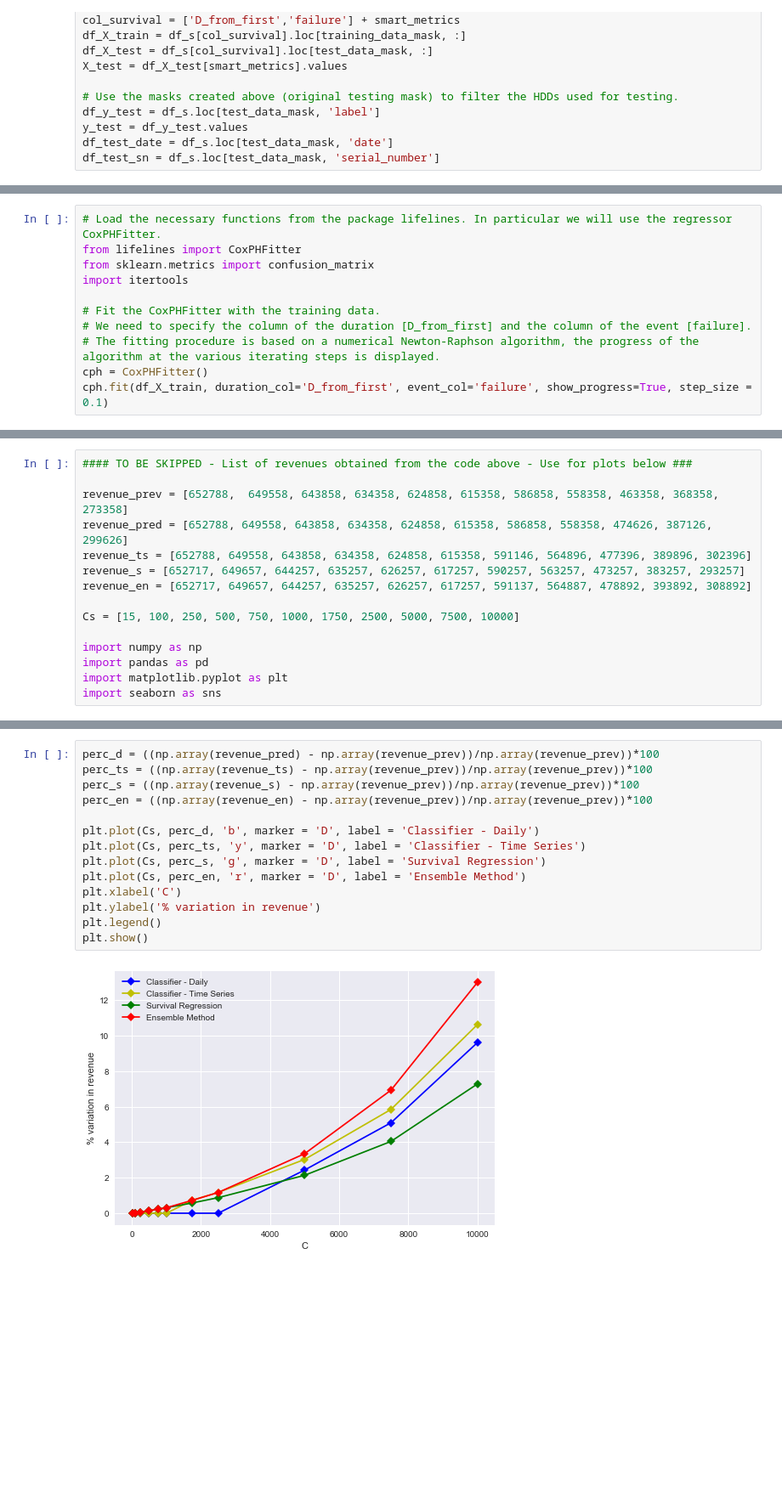
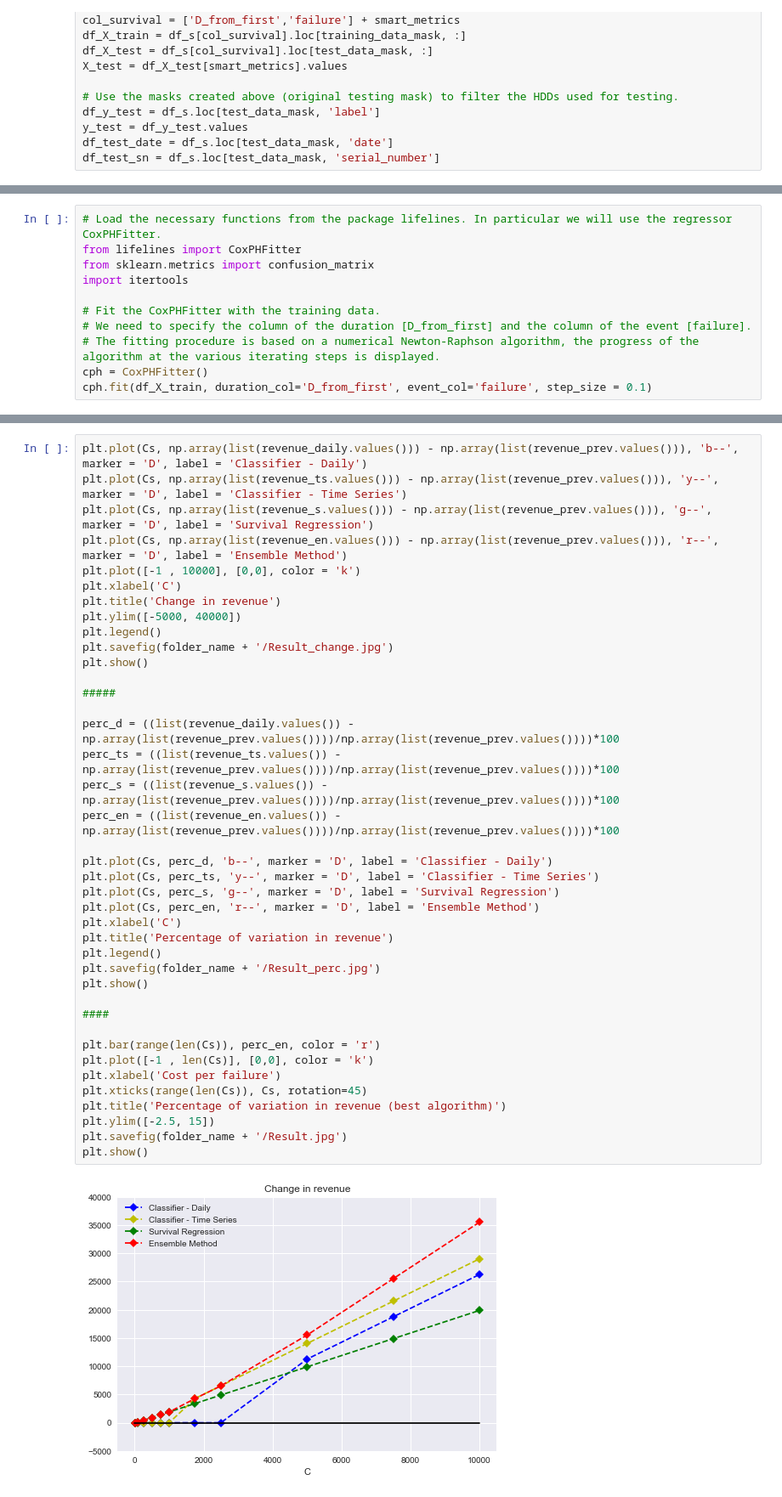
Before and after one commit to FabCec/planned_replacements, a Jupyter notebook: 4. Machine learning and optimization problem.ipynb, the cells around one changed output, grey strips where cells are left out. Shown at 85% size. Cells and saved outputs as stored; diff of their text form; blank space fills up the shorter version.

```diff
--- a/4. Machine learning and optimization problem.ipynb
+++ b/4. Machine learning and optimization problem.ipynb
@@ -1136,5 +1080,5 @@ import itertools
 # We need to specify the column of the duration [D_from_first] and the column of the event [failure].
 # The fitting procedure is based on a numerical Newton-Raphson algorithm, the progress of the algorithm at the various iterating steps is displayed.
 cph = CoxPHFitter()
-cph.fit(df_X_train, duration_col='D_from_first', event_col='failure', show_progress=True, step_size = 0.1)
+cph.fit(df_X_train, duration_col='D_from_first', event_col='failure', step_size = 0.1)
 # %% [output]
@@ -1372,15 +1275,0 @@ Both predictive replacement approaches solve the trade off by selecting either o
-# %%
-#### TO BE SKIPPED - List of revenues obtained from the code above - Use for plots below ###
-
-revenue_prev = [652788,  649558, 643858, 634358, 624858, 615358, 586858, 558358, 463358, 368358, 273358]
-revenue_pred = [652788, 649558, 643858, 634358, 624858, 615358, 586858, 558358, 474626, 387126, 299626]
-revenue_ts = [652788, 649558, 643858, 634358, 624858, 615358, 591146, 564896, 477396, 389896, 302396]
-revenue_s = [652717, 649657, 644257, 635257, 626257, 617257, 590257, 563257, 473257, 383257, 293257]
-revenue_en = [652717, 649657, 644257, 635257, 626257, 617257, 591137, 564887, 478892, 393892, 308892]
-
-Cs = [15, 100, 250, 500, 750, 1000, 1750, 2500, 5000, 7500, 10000]
-
-import numpy as np
-import pandas as pd
-import matplotlib.pyplot as plt
-import seaborn as sns
@@ -1410,16 +1276,42 @@ plt.show()
 # %%
-perc_d = ((np.array(revenue_pred) - np.array(revenue_prev))/np.array(revenue_prev))*100
-perc_ts = ((np.array(revenue_ts) - np.array(revenue_prev))/np.array(revenue_prev))*100
-perc_s = ((np.array(revenue_s) - np.array(revenue_prev))/np.array(revenue_prev))*100
-perc_en = ((np.array(revenue_en) - np.array(revenue_prev))/np.array(revenue_prev))*100
+plt.plot(Cs, np.array(list(revenue_daily.values())) - np.array(list(revenue_prev.values())), 'b--', marker = 'D', label = 'Classifier - Daily')
+plt.plot(Cs, np.array(list(revenue_ts.values())) - np.array(list(revenue_prev.values())), 'y--', marker = 'D', label = 'Classifier - Time Series')
+plt.plot(Cs, np.array(list(revenue_s.values())) - np.array(list(revenue_prev.values())), 'g--', marker = 'D', label = 'Survival Regression')
+plt.plot(Cs, np.array(list(revenue_en.values())) - np.array(list(revenue_prev.values())), 'r--', marker = 'D', label = 'Ensemble Method')
+plt.plot([-1 , 10000], [0,0], color = 'k')
+plt.xlabel('C')
+plt.title('Change in revenue')
+plt.ylim([-5000, 40000])
+plt.legend()
+plt.savefig(folder_name + '/Result_change.jpg')
+plt.show()
 
-plt.plot(Cs, perc_d, 'b', marker = 'D', label = 'Classifier - Daily')
-plt.plot(Cs, perc_ts, 'y', marker = 'D', label = 'Classifier - Time Series')
-plt.plot(Cs, perc_s, 'g', marker = 'D', label = 'Survival Regression')
-plt.plot(Cs, perc_en, 'r', marker = 'D', label = 'Ensemble Method')
+#####
+
+perc_d = ((list(revenue_daily.values()) - np.array(list(revenue_prev.values())))/np.array(list(revenue_prev.values())))*100
+perc_ts = ((list(revenue_ts.values()) - np.array(list(revenue_prev.values())))/np.array(list(revenue_prev.values())))*100
+perc_s = ((list(revenue_s.values()) - np.array(list(revenue_prev.values())))/np.array(list(revenue_prev.values())))*100
+perc_en = ((list(revenue_en.values()) - np.array(list(revenue_prev.values())))/np.array(list(revenue_prev.values())))*100
+
+plt.plot(Cs, perc_d, 'b--', marker = 'D', label = 'Classifier - Daily')
+plt.plot(Cs, perc_ts, 'y--', marker = 'D', label = 'Classifier - Time Series')
+plt.plot(Cs, perc_s, 'g--', marker = 'D', label = 'Survival Regression')
+plt.plot(Cs, perc_en, 'r--', marker = 'D', label = 'Ensemble Method')
 plt.xlabel('C')
-plt.ylabel('% variation in revenue')
+plt.title('Percentage of variation in revenue')
 plt.legend()
+plt.savefig(folder_name + '/Result_perc.jpg')
 plt.show()
+
+####
+
+plt.bar(range(len(Cs)), perc_en, color = 'r')
+plt.plot([-1 , len(Cs)], [0,0], color = 'k')
+plt.xlabel('Cost per failure')
+plt.xticks(range(len(Cs)), Cs, rotation=45)
+plt.title('Percentage of variation in revenue (best algorithm)')
+plt.ylim([-2.5, 15])
+plt.savefig(folder_name + '/Result.jpg')
+plt.show()
 # %% [output]
-[figure, old version]
+[figure, new version]
```
Also changed, not shown: parts of 104 cells of this notebook, 3 other files.
